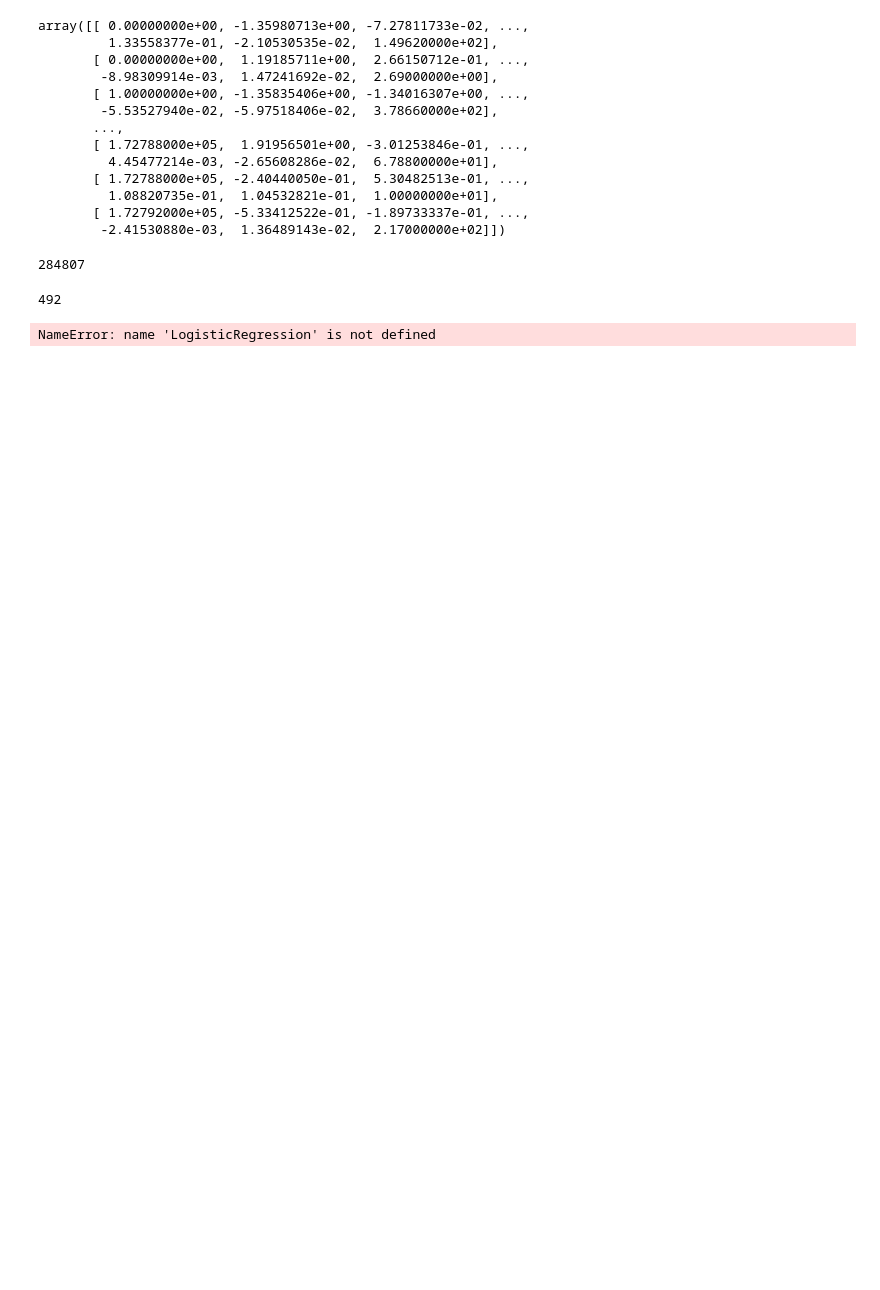
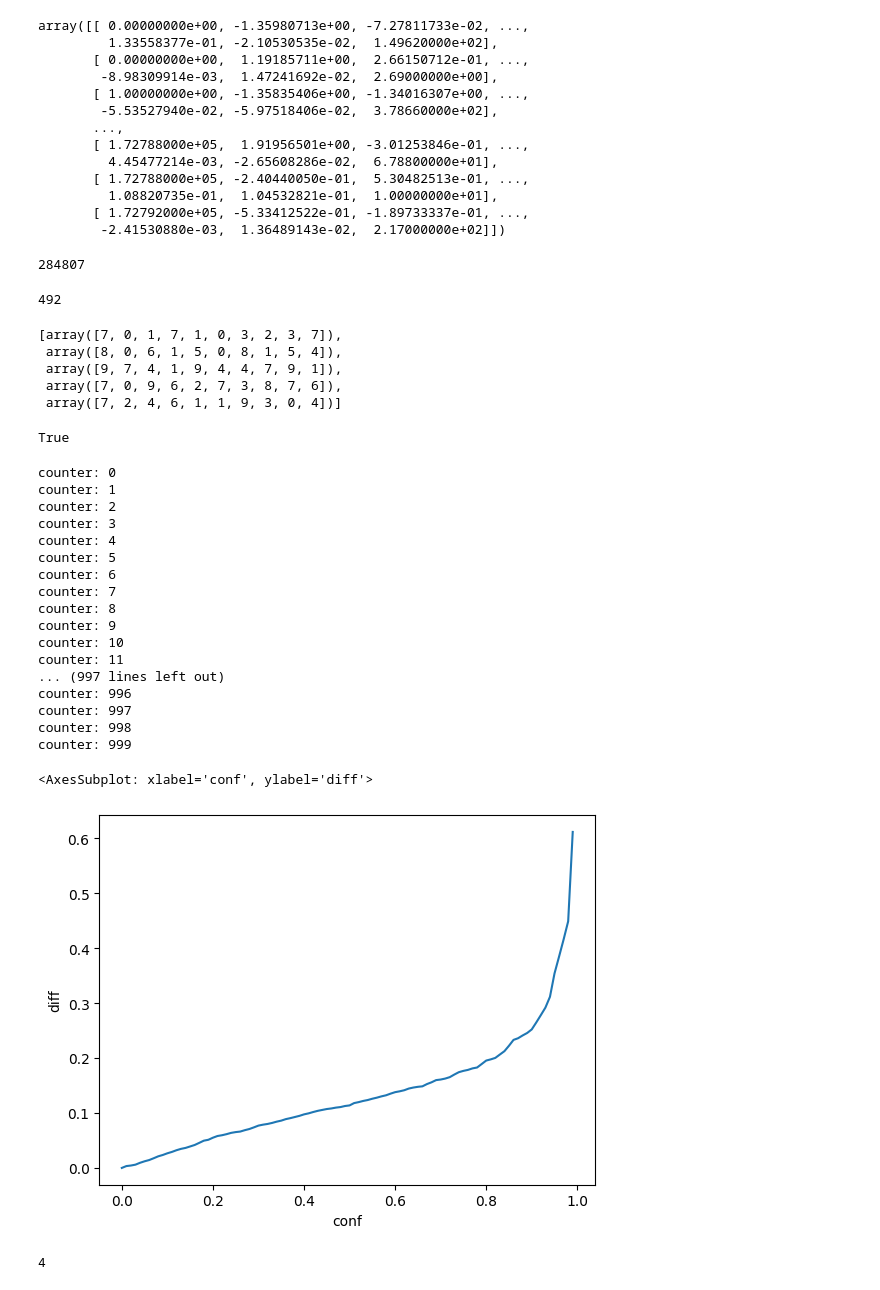
Before and after one commit to aleksei-balabukha-idf/ML_Simulator, a Jupyter notebook: 3_Middle/Churn_rate_2/Churn_rate_2_Bootstrap.ipynb, the cells around one changed output. Drawn from its saved outputs; the diff is of its cells as text; code cells hidden in the pictures; blank space fills up the shorter version.

```diff
--- a/3_Middle/Churn_rate_2/Churn_rate_2_Bootstrap.ipynb
+++ b/3_Middle/Churn_rate_2/Churn_rate_2_Bootstrap.ipynb
@@ -222,6 +222,18 @@ len(y)
 sum(y == 1)
 # %% [output]
 492
+# %%
+list(np.random.choice(np.arange(0, 10), (5, 10), True))
+# %% [output]
+[array([7, 0, 1, 7, 1, 0, 3, 2, 3, 7]),
+ array([8, 0, 6, 1, 5, 0, 8, 1, 5, 4]),
+ array([9, 7, 4, 1, 9, 4, 4, 7, 9, 1]),
+ array([7, 0, 9, 6, 2, 7, 3, 8, 7, 6]),
+ array([7, 2, 4, 6, 1, 1, 9, 3, 0, 4])]
+# %%
+len(set(y[test_indeces])) < 2
+# %% [output]
+True
 # %%
 # add
 classifier = LogisticRegression(solver="liblinear", random_state=0).fit(X, y)
@@ -231,33 +243,58 @@ n_bootstraps = 1000
 n = len(X)
 # confidence interval size:
 conf = 0.95
 alpha = 1 - conf
 # generate random subset from initial data n_bootstraps times:
 bootstrap_scores = []
-random_indices_list = list(np.random.choice(np.arange(0, n), (n_bootstraps, n), True))
+random_indices_list = list(np.random.choice(np.arange(0, n), (n_bootstraps, n//100), True))
 counter = 0
+single_class_subsets = []
 for random_indices in random_indices_list:
     print(f'counter: {counter}')
-    counter = counter + 1
+    counter += 1
     X_subset = X[random_indices, :]
     y_subset = y[random_indices]
     # calculate roc_auc_score n_bootstraps times
     if len(set(y_subset)) < 2: # otherwise roc_auc is not determined
         pass
+        print('one class subset')
+        single_class_subsets.append(y_subset)
     else:
         score_iter = roc_auc_score(y_subset, classifier.predict_proba(X_subset)[:, 1])
         bootstrap_scores.append(score_iter)
 # calculate percentile confidence interval:
 intervals = []
 for i in range(100):
     conf = i / 100
     alpha = 1 - conf
     percentile_ci = get_percentile_ci(bootstrap_scores, alpha)
     lcb = percentile_ci[0]
     ucb = percentile_ci[1]
     diff = ucb - lcb
     intervals.append((conf, diff))
 df_plot = pd.DataFrame(intervals, columns=['conf', 'diff'])
 sns.lineplot(data=df_plot, x='conf', y='diff')
 # %% [output]
-NameError: name 'LogisticRegression' is not defined
+counter: 0
+counter: 1
+counter: 2
+counter: 3
+counter: 4
+counter: 5
+counter: 6
+counter: 7
+counter: 8
+counter: 9
+counter: 10
+counter: 11
+... (997 lines left out)
+counter: 996
+counter: 997
+counter: 998
+counter: 999
+<AxesSubplot: xlabel='conf', ylabel='diff'>
+[figure, added]
+# %%
+np.sum(y_subset)
+# %% [output]
+4
```
Also changed, not shown: parts of 8 cells of this notebook, 10 other files.
